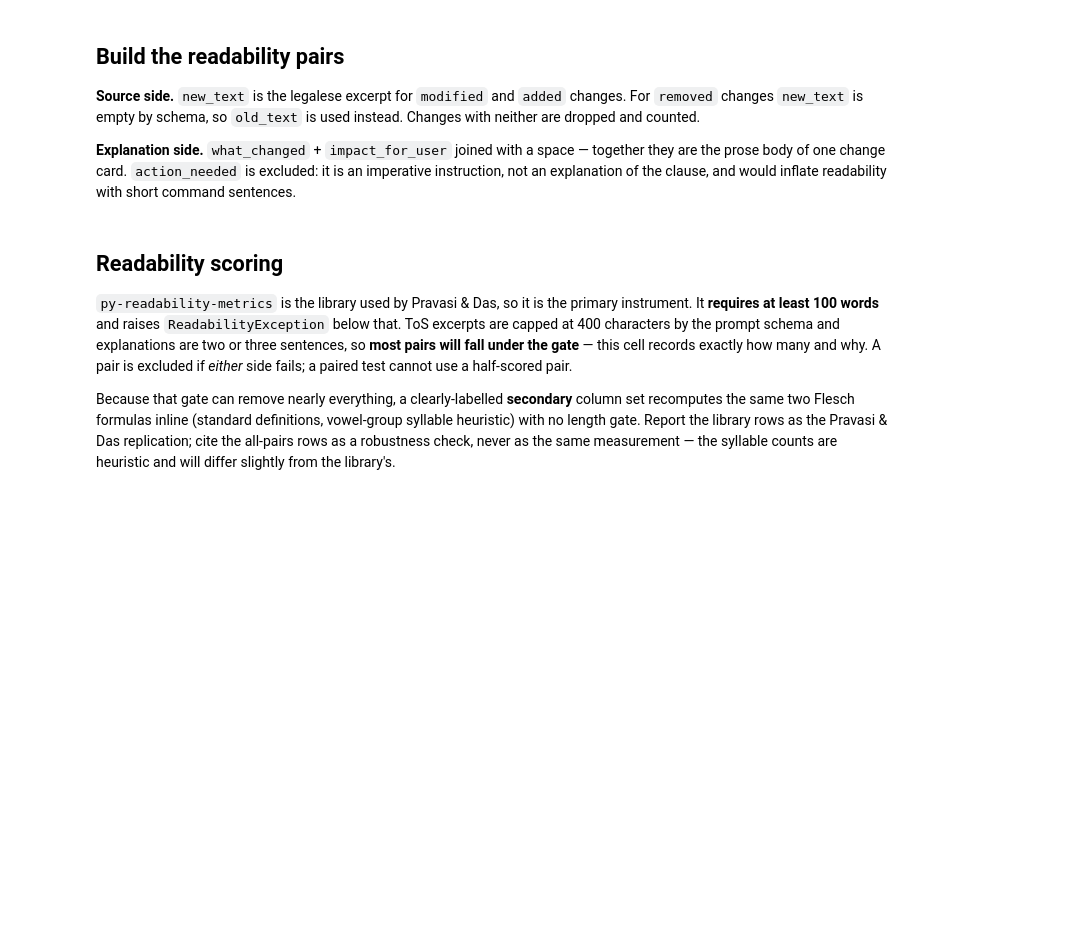
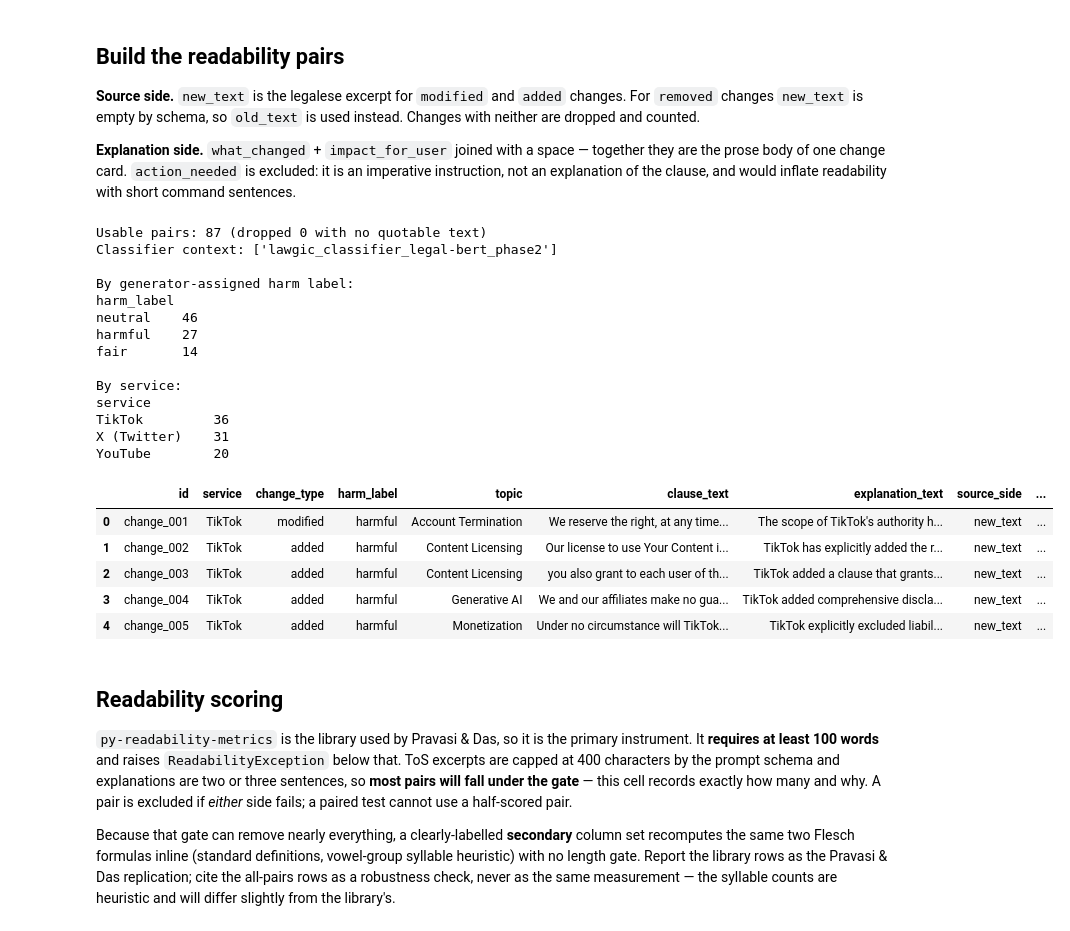
Before and after one commit to riki-11/lawgic, a Jupyter notebook: notebooks/evaluation/04_explanation_readability.ipynb, the cells around one changed output. Drawn from its saved outputs; the diff is of its cells as text; code cells hidden in the pictures; blank space fills up the shorter version.

Commit message:
feat: completed explanation readability run

```diff
--- a/notebooks/evaluation/04_explanation_readability.ipynb
+++ b/notebooks/evaluation/04_explanation_readability.ipynb
@@ -288,7 +408,7 @@ def classify(text: str, label: str):
             f"{APP_URL}/api/analyze",
             files={"file": ("tos.txt", text, "text/plain")},
             data={"service_name": label},
-            timeout=300,
+            timeout=600,
         )
         response.raise_for_status()
         data = response.json()
@@ -305,9 +425,16 @@ def run_service(service: dict) -> list[dict]:
     new_label = study.get("newLabel", "New version")
     print(f"  {service['label']}: {len(old_tos):,} -> {len(new_tos):,} chars")
 
+    classify_started = time.time()
     lawgic_old = classify(old_tos, old_label)
     lawgic_new = classify(new_tos, new_label)
-    print(f"    lawgicClauses: old={'set' if lawgic_old else 'null'} new={'set' if lawgic_new else 'null'}")
+    if lawgic_old is None or lawgic_new is None:
+        raise SystemExit(
+            f"Classifier returned nothing for {service['label']}. This run is defined by the "
+            f"{CLASSIFIER_MODEL} context reaching the prompt — fix the backend and re-run."
+        )
+    print(f"    lawgicClauses: old={len(lawgic_old)} new={len(lawgic_new)} clauses "
+          f"({time.time() - classify_started:.0f}s on {CLASSIFIER_DEVICE})")
 
     prepared = post_json("/api/diff/prepare", {
         "oldTos": old_tos, "newTos": new_tos, "oldLabel": old_label, "newLabel": new_label,
@@ -346,6 +473,8 @@ def run_service(service: dict) -> list[dict]:
         "old_label": old_label,
         "new_label": new_label,
         "classifier_context": bool(lawgic_old or lawgic_new),
+        "classifier_model": CLASSIFIER_MODEL,
+        "classifier_device": CLASSIFIER_DEVICE,
         "profile_role": PROFILE["roleLabel"],
     } for change in merged]
 
@@ -366,3 +495,4 @@ with changes_path.open("a", encoding="utf-8") as sink:
 all_changes = [record for records in completed.values() for record in records]
 print(f"\nTotal changes: {len(all_changes)} across {len(completed)} services "
       f"({(time.time() - started) / 60:.1f} min this session)")
+print(f"Classifier context: {CLASSIFIER_MODEL} on {CLASSIFIER_DEVICE}")
@@ -382,33 +530,57 @@ rows = []
 dropped_no_text = 0
 for change in all_changes:
     source = (change.get("new_text") or "").strip() or (change.get("old_text") or "").strip()
     explanation = " ".join(
         part for part in (change.get("what_changed"), change.get("impact_for_user")) if part
     ).strip()
     if not source or not explanation:
         dropped_no_text += 1
         continue
     rows.append({
         "id": change.get("id"),
         "service": change.get("service_label"),
         "change_type": change.get("change_type"),
         "harm_label": change.get("harm_label"),
         "topic": change.get("topic"),
         "clause_text": source,
         "explanation_text": explanation,
         "source_side": "new_text" if (change.get("new_text") or "").strip() else "old_text",
         "classifier_context": change.get("classifier_context"),
+        "classifier_model": change.get("classifier_model"),
+        "classifier_device": change.get("classifier_device"),
         "profile_role": change.get("profile_role"),
         "model": "gemma4:31b-cloud",
     })
 
 pairs_frame = pd.DataFrame(rows)
 print(f"Usable pairs: {len(pairs_frame)} (dropped {dropped_no_text} with no quotable text)")
+print(f"Classifier context: {sorted(pairs_frame['classifier_model'].dropna().unique())}")
 print("\nBy generator-assigned harm label:")
 print(pairs_frame["harm_label"].value_counts().to_string())
 print("\nBy service:")
 print(pairs_frame["service"].value_counts().to_string())
 display(pairs_frame.head())
+# %% [output]
+Usable pairs: 87 (dropped 0 with no quotable text)
+Classifier context: ['lawgic_classifier_legal-bert_phase2']
+
+By generator-assigned harm label:
+harm_label
+neutral    46
+harmful    27
+fair       14
+
+By service:
+service
+TikTok         36
+X (Twitter)    31
+YouTube        20
+|  | id | service | change_type | harm_label | topic | clause_text | explanation_text | source_side | ... |
+| 0 | change_001 | TikTok | modified | harmful | Account Termination | We reserve the right, at any time... | The scope of TikTok's authority h... | new_text | ... |
+| 1 | change_002 | TikTok | added | harmful | Content Licensing | Our license to use Your Content i... | TikTok has explicitly added the r... | new_text | ... |
+| 2 | change_003 | TikTok | added | harmful | Content Licensing | you also grant to each user of th... | TikTok added a clause that grants... | new_text | ... |
+| 3 | change_004 | TikTok | added | harmful | Generative AI | We and our affiliates make no gua... | TikTok added comprehensive discla... | new_text | ... |
+| 4 | change_005 | TikTok | added | harmful | Monetization | Under no circumstance will TikTok... | TikTok explicitly excluded liabil... | new_text | ... |
 # %% [markdown]
 ## Readability scoring
 
```
Also changed, not shown: parts of 12 cells of this notebook.
